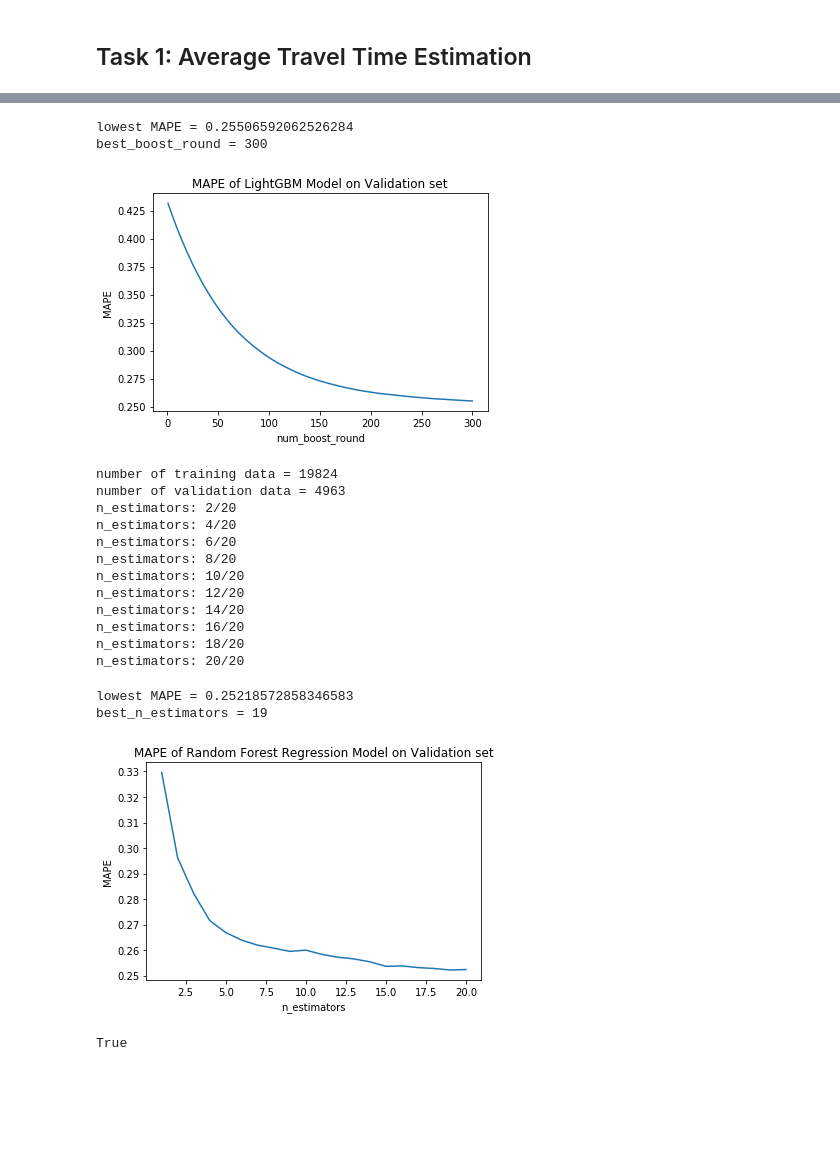
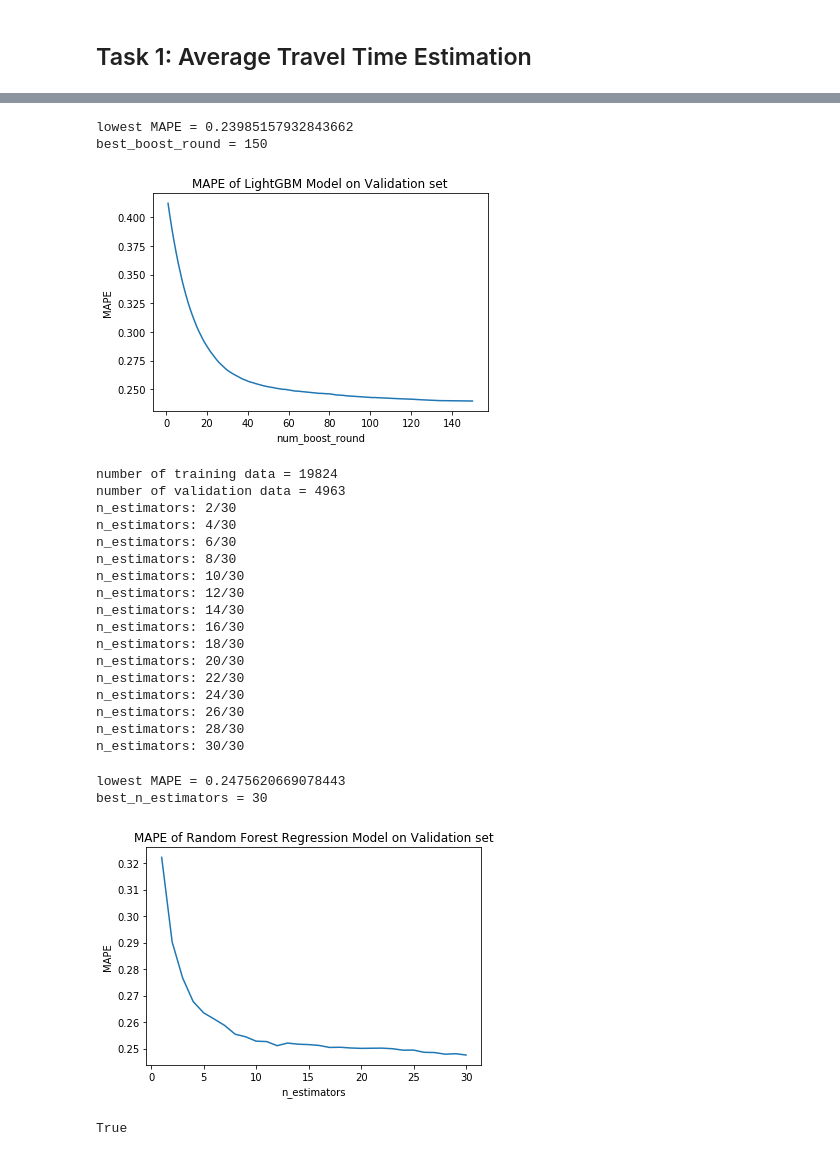
Before and after one commit to M20190649/MSBD5002-Project, a Jupyter notebook: main.ipynb, the cells around one changed output, grey strips where cells are left out. Saved outputs shown, nothing was run; the diff lists cells and outputs as text; code cells hidden in the pictures; blank space fills up the shorter version.

```diff
--- a/main.ipynb
+++ b/main.ipynb
@@ -11,6 +12,7 @@ import utils
 dataset_train, dataset_test = feature.load()
 # %%
-lgbm = model.LGBM(lr=1e-2, boosting_type='gbdt', obj='regression', metric='rmse', bagging_freq=1, bagging_fraction=0.8, feature_fraction=0.4)
+# Implement a LGBM model
+lgbm = model.LGBM(lr=5e-2, boosting_type='gbdt', obj='regression', metric='rmse', bagging_freq=1, bagging_fraction=0.8, feature_fraction=0.4)
 # %%
-lgbm.train(dataset_train, val_proportion=0.2, max_round=300)
+lgbm.train(dataset_train, val_proportion=0.2, max_round=150)
 # %% [output]
@@ -34,56 +28,73 @@ round: 300/300
 # %%
+# Visualize the MAPE curve
 print("lowest MAPE = %s" % lgbm.lowest_MAPE_)
 print("best_boost_round = %s" % lgbm.best_boost_round_)
 
 plt.title("MAPE of LightGBM Model on Validation set")
 plt.xlabel("num_boost_round")
 plt.ylabel("MAPE")
-plt.plot(range(1,301), lgbm.MAPE_history_)
+plt.plot(range(1,151), lgbm.MAPE_history_)
 plt.show()
+
+# You can try several times, the lowest MAPE is not unique
+# Our best lowest MAPE can reach 0.23
 # %% [output]
-lowest MAPE = 0.25506592062526284
-best_boost_round = 300
+lowest MAPE = 0.23985157932843662
+best_boost_round = 150
-[figure, old version]
+[figure, new version]
 # %%
 # Generate submittion.csv
 pred_time = lgbm.predict(dataset_test)
 utils.get_submission("lgbm_submission.csv", pred_time)
 # %%
+# Implement a Random Forest model
 rf = model.RandomForestRegression()
-rf.train(dataset_train, val_proportion=0.2, max_n_estimators=20)
+rf.train(dataset_train, val_proportion=0.2, max_n_estimators=30)
 # %% [output]
 number of training data = 19824
 number of validation data = 4963
-n_estimators: 2/20
-n_estimators: 4/20
-n_estimators: 6/20
-n_estimators: 8/20
-n_estimators: 10/20
-n_estimators: 12/20
-n_estimators: 14/20
-n_estimators: 16/20
-n_estimators: 18/20
-n_estimators: 20/20
+n_estimators: 2/30
+n_estimators: 4/30
+n_estimators: 6/30
+n_estimators: 8/30
+n_estimators: 10/30
+n_estimators: 12/30
+n_estimators: 14/30
+n_estimators: 16/30
+n_estimators: 18/30
+n_estimators: 20/30
+n_estimators: 22/30
+n_estimators: 24/30
+n_estimators: 26/30
+n_estimators: 28/30
+n_estimators: 30/30
 # %%
+# Visualize the MAPE curve
 print("lowest MAPE = %s" % rf.lowest_MAPE_)
 print("best_n_estimators = %s" % rf.best_n_estimators_)
 
 plt.title("MAPE of Random Forest Regression Model on Validation set")
 plt.xlabel("n_estimators")
 plt.ylabel("MAPE")
-plt.plot(range(1,21), rf.MAPE_history_)
+plt.plot(range(1,31), rf.MAPE_history_)
 plt.show()
+
+# You can try several times, the lowest MAPE is not unique
+# Our best lowest MAPE can reach 0.24
 # %% [output]
-lowest MAPE = 0.25218572858346583
-best_n_estimators = 19
+lowest MAPE = 0.2475620669078443
+best_n_estimators = 30
-[figure, old version]
+[figure, new version]
 # %%
 # Generate submittion.csv
 pred_time = rf.predict(dataset_test)
 utils.get_submission("rf_submission.csv", pred_time)
-# %%
-import torch
-torch.cuda.is_available()
-# %% [output]
-True
+# %%
+# import pytorch, we'll implement two Neural Network models
+import torch
+
+# Check whether GPU is available
+torch.cuda.is_available()
+# %% [output]
+True
 # %%
```
Also changed, not shown: parts of 6 cells of this notebook, 12 other files.
